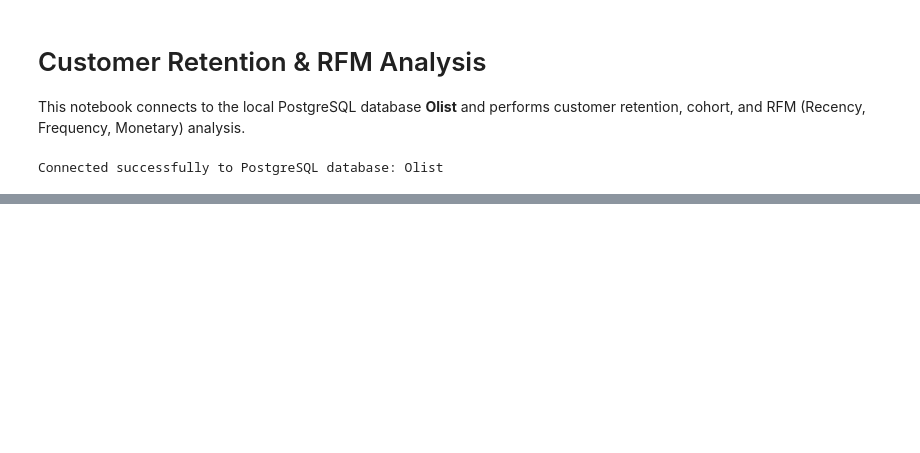
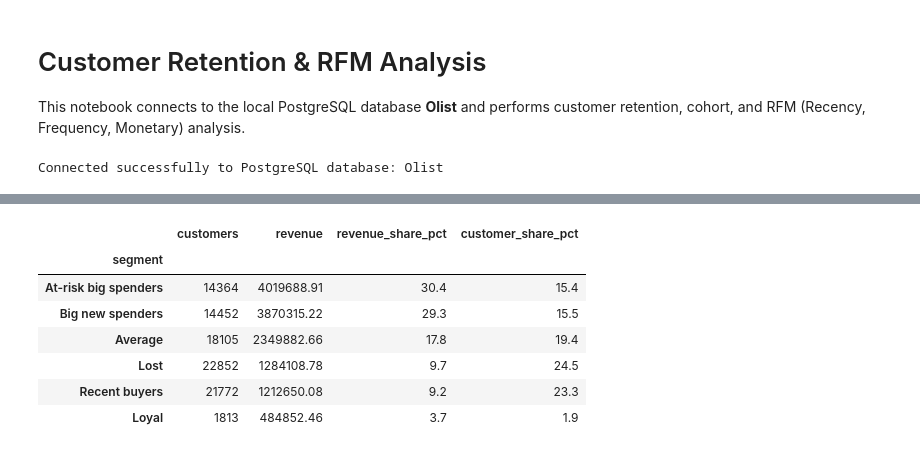
Before and after one commit to Laxman335/Customer-retention-analytics, a Jupyter notebook: notebooks/01_rfm_analysis.ipynb, the cells around one changed output, grey strips where cells are left out. Cells and saved outputs as stored; diff of their text form; code cells hidden in the pictures; blank space fills up the shorter version.

```diff
--- a/notebooks/01_rfm_analysis.ipynb
+++ b/notebooks/01_rfm_analysis.ipynb
@@ -38,0 +73,10 @@ tables_df
+# %%
+snapshot = orders['order_purchase_timestamp'].max() + pd.Timedelta(days=1)
+
+rfm = orders.groupby('customer_unique_id').agg(
+    recency=('order_purchase_timestamp', lambda x: (snapshot - x.max()).days),
+    frequency=('order_id', 'nunique'),
+    monetary=('order_value', 'sum')
+).reset_index()
+
+rfm.describe()
@@ -38,0 +112,32 @@ tables_df
+# %%
+def segment(row):
+    if row['F'] >= 3 and row['R'] >= 3:
+        return 'Loyal'
+    if row['R'] >= 4 and row['M'] >= 4:
+        return 'Big new spenders'
+    if row['R'] >= 4:
+        return 'Recent buyers'
+    if row['R'] <= 2 and row['M'] >= 4:
+        return 'At-risk big spenders'
+    if row['R'] <= 2:
+        return 'Lost'
+    return 'Average'
+
+rfm['segment'] = rfm.apply(segment, axis=1)
+
+summary = rfm.groupby('segment').agg(
+    customers=('customer_unique_id', 'count'),
+    revenue=('monetary', 'sum')
+)
+summary['revenue_share_pct'] = (100 * summary['revenue'] / summary['revenue'].sum()).round(1)
+summary['customer_share_pct'] = (100 * summary['customers'] / summary['customers'].sum()).round(1)
+summary.sort_values('revenue', ascending=False)
+# %% [output]
+|  | customers | revenue | revenue_share_pct | customer_share_pct |
+| segment |  |  |  |  |
+| At-risk big spenders | 14364 | 4019688.91 | 30.4 | 15.4 |
+| Big new spenders | 14452 | 3870315.22 | 29.3 | 15.5 |
+| Average | 18105 | 2349882.66 | 17.8 | 19.4 |
+| Lost | 22852 | 1284108.78 | 9.7 | 24.5 |
+| Recent buyers | 21772 | 1212650.08 | 9.2 | 23.3 |
+| Loyal | 1813 | 484852.46 | 3.7 | 1.9 |
```
Also changed, not shown: parts of 5 cells of this notebook, 1 other file.
